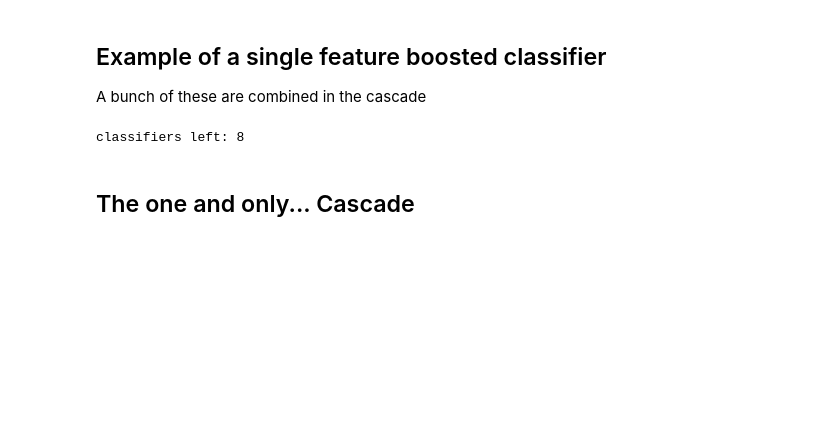
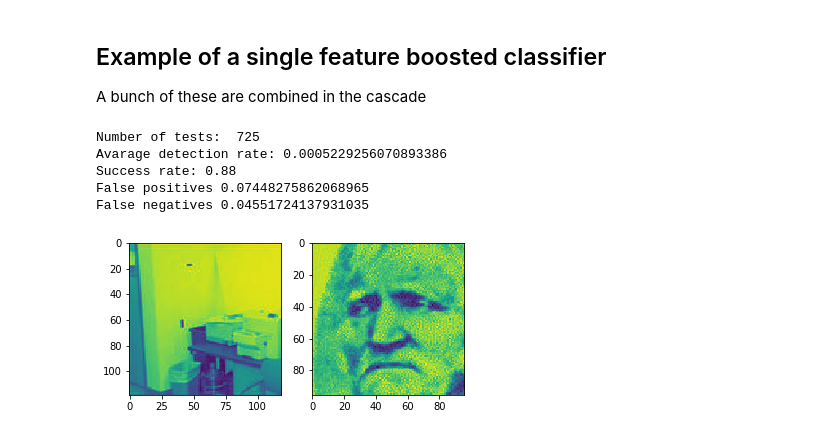
Before and after one commit to JonasRSV/HAR-Plus-Bayesian-Face-Recognition, a Jupyter notebook: Demo.ipynb, the cells around one changed output. Cells and saved outputs as stored; diff of their text form; code cells hidden in the pictures; blank space fills up the shorter version.

```diff
--- a/Demo.ipynb
+++ b/Demo.ipynb
@@ -136,16 +138,19 @@ A bunch of these are combined in the cascade
 # %%
 from ada_boost import boosted_classifier
 from tests import simple
 
 # Constructor takes num of features
-boost = boosted_classifier(10)
+boost = boosted_classifier(2)
 boost.train(training, all_features, training_labels)
 p = plt.subplots(1, 2)
 
 simple(boost, IItest, test_labels, test_images, p)
 
 plt.show()
 # %% [output]
-classifiers left: 8
+Number of tests:  725
+Avarage detection rate: 0.0005229256070893386
+Success rate: 0.88
+False positives 0.07448275862068965
+False negatives 0.04551724137931035
+[figure, added]
-# %% [markdown]
-## The one and only... Cascade
```
Also changed, not shown: parts of 11 cells of this notebook, 3 other files.
